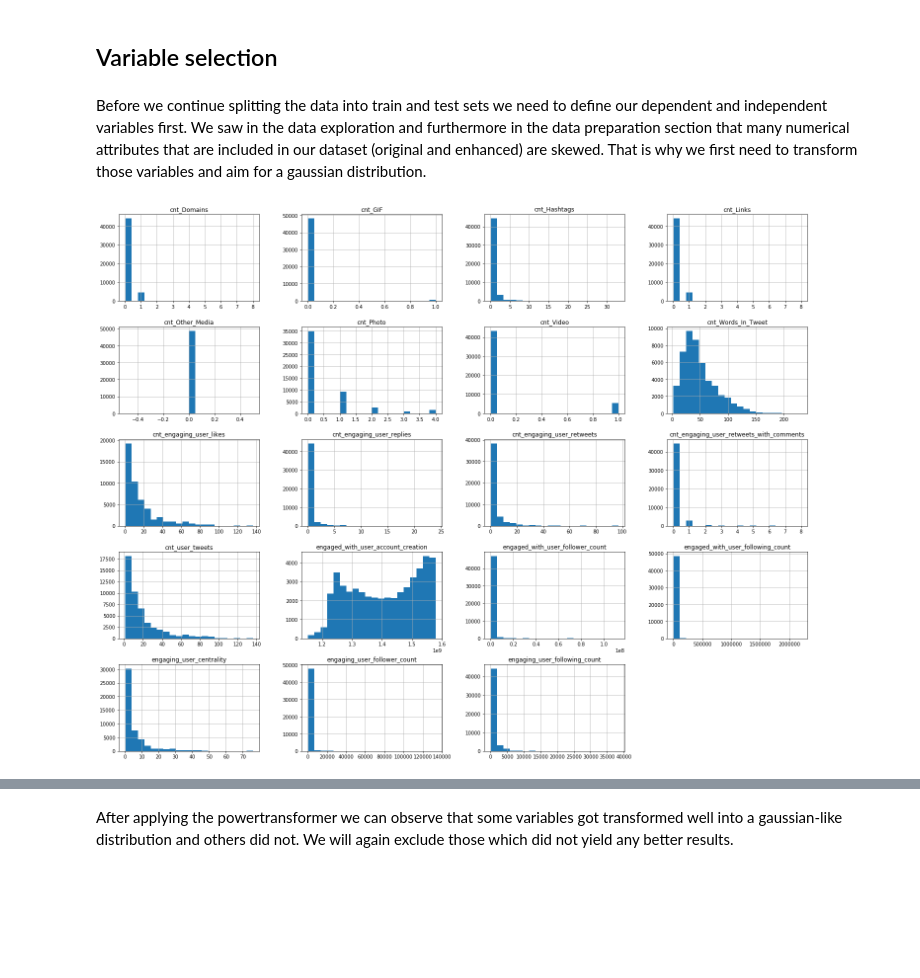
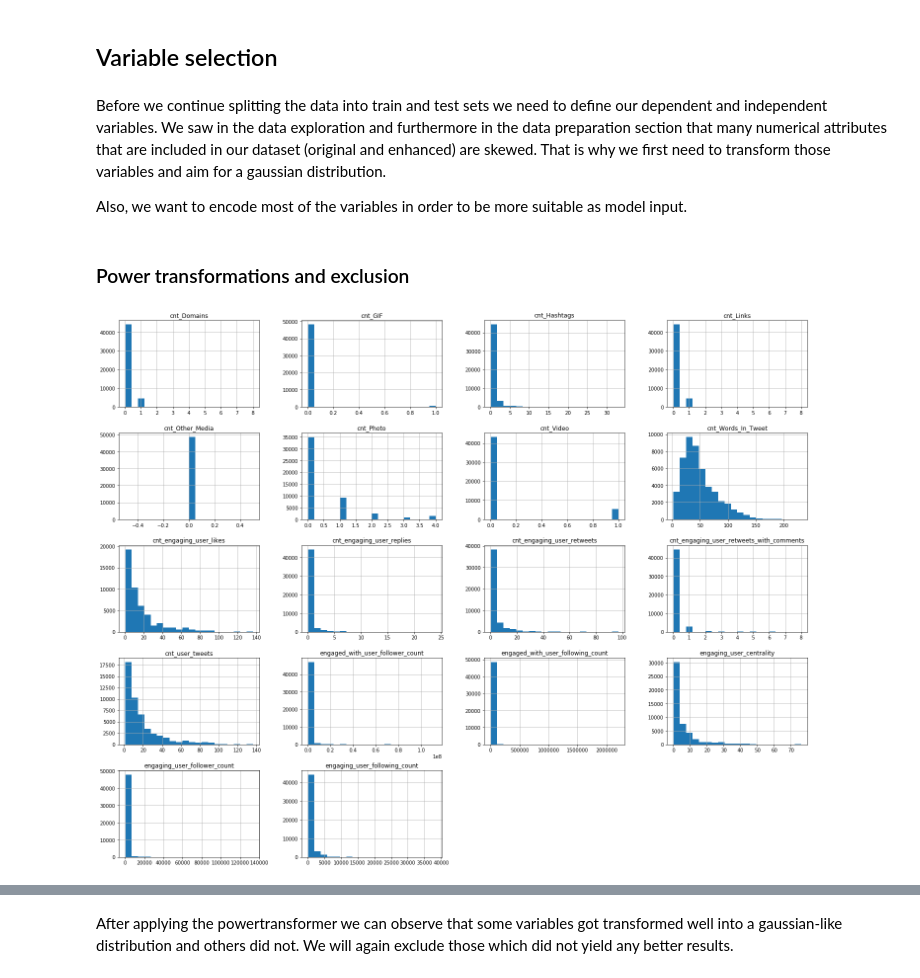
Before and after one commit to omgwenxx/recsys20, a Jupyter notebook: code/process.ipynb, the cells around one changed output, grey strips where cells are left out. Cells and saved outputs as stored; diff of their text form; code cells hidden in the pictures; blank space fills up the shorter version.

Commit message:
fine tuned the variable selection step

```diff
--- a/code/process.ipynb
+++ b/code/process.ipynb
@@ -714,0 +681,20 @@ Index(['text_tokens', 'hashtags', 'tweet_id', 'present_media', 'present_links',
+# %%
+# Now let us split the variable sets based on their categories
+timestamp_cols = ['tweet_timestamp', 'engaging_user_account_creation', 'engaged_with_user_account_creation']
+
+response_cols = ['reply_timestamp',
+                 'retweet_timestamp',
+                 'retweet_with_comment_timestamp',
+                 'like_timestamp']
+
+numerics = ['int16', 'int32', 'int64', 'float16', 'float32', 'float64']
+numeric_cols = df.select_dtypes(include=numerics).columns.tolist()
+numeric_cols = list(set(numeric_cols) - set(timestamp_cols) - set(response_cols))
+
+categorical_cols = ['tweet_type', 'language', 'daytime',
+                    'engaged_with_user_is_verified', 'engaging_user_is_verified',
+                    'engaged_follows_engaging', 'is_engaging_user_centrality']
+
+id_cols = ['tweet_id', 'engaged_with_user_id', 'engaging_user_id']
+
+tweet_feature_cols = ['text_tokens', 'hashtags', 'present_media', 'present_links', 'present_domains']
@@ -717,48 +765,24 @@ Index(['text_tokens', 'hashtags', 'tweet_id', 'present_media', 'present_links',
 # %% [markdown]
 ## Variable selection
 # %% [markdown]
-Before we continue splitting the data into train and test sets we need to define our dependent and independent variables first. We saw in the data exploration and furthermore in the data preparation section that many numerical attributes that are included in our dataset (original and enhanced) are skewed. That is why we first need to transform those variables and aim for a gaussian distribution.
+Before we continue splitting the data into train and test sets we need to define our dependent and independent variables. We saw in the data exploration and furthermore in the data preparation section that many numerical attributes that are included in our dataset (original and enhanced) are skewed. That is why we first need to transform those variables and aim for a gaussian distribution.
+
+Also, we want to encode most of the variables in order to be more suitable as model input.
+# %% [markdown]
+### Power transformations and exclusion
 # %%
 # First, we exclude helper variables and variables that are certainly not going to be used
 columns_to_exclude = ['has_media',
-                     # 'reply_timestamp',
-                     # 'like_timestamp',
-                     # 'retweet_timestamp',
-                     # 'retweet_with_comment_timestamp'
-                     ]
+                      'is_reply',
+                      'is_like',
+                      'is_retweet',
+                      'is_retweet_with_comment']
+
 reduced_variable_set = list(set(df.columns.to_list()) - set(columns_to_exclude))
 df = df[reduced_variable_set]
-
-# Now let us split the variable sets based on their categories
-numerics = ['int16', 'int32', 'int64', 'float16', 'float32', 'float64']
-numeric_cols = df.select_dtypes(include=numerics).columns.tolist()
-
-timestamp_cols = ['tweet_timestamp', 'engaging_user_account_creation']
-
-categorical_cols = ['tweet_type', 'language',
-                    'engaged_with_user_is_verified', 'engaging_user_is_verified', 'engaged_follows_engaging',
-                   'is_engaging_user_centrality', 'daytime']
-
-id_cols = ['tweet_id', 'engaged_with_user_id', 'engaging_user_id']
-
-
-response_cols = ['reply_timestamp',
-                 'retweet_timestamp',
-                 'retweet_with_comment_timestamp',
-                 'like_timestamp'
-                ]
-
-response_cols_bool = ['is_reply',
-                 'is_retweet',
-                 'is_retweet_with_comment',
-                 'is_like'
-                ]
-
-tweet_feature_cols = ['text_tokens', 'hashtags', 'present_media', 'present_links', 'present_domains']
-
 
 # We show the distribution of all numeric variables
 df[numeric_cols].hist(bins=20, figsize=(25,20))
 plt.show()
 # %% [output]
-[figure, old version]
+[figure, new version]
```
Also changed, not shown: parts of 25 cells of this notebook.
